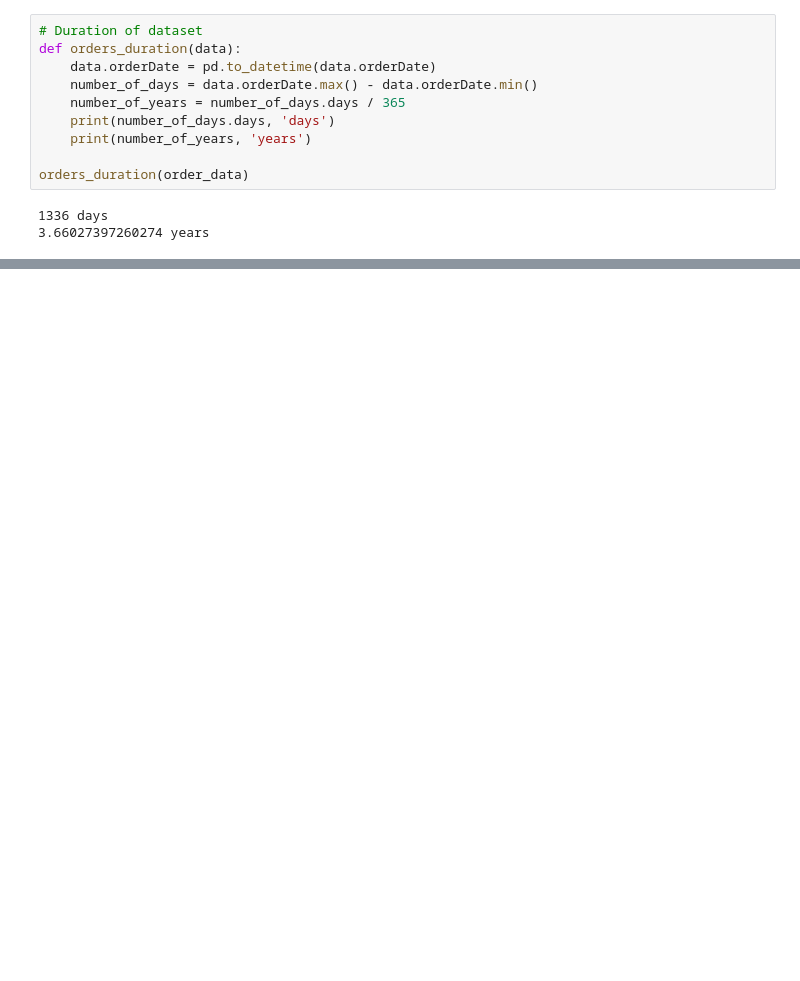
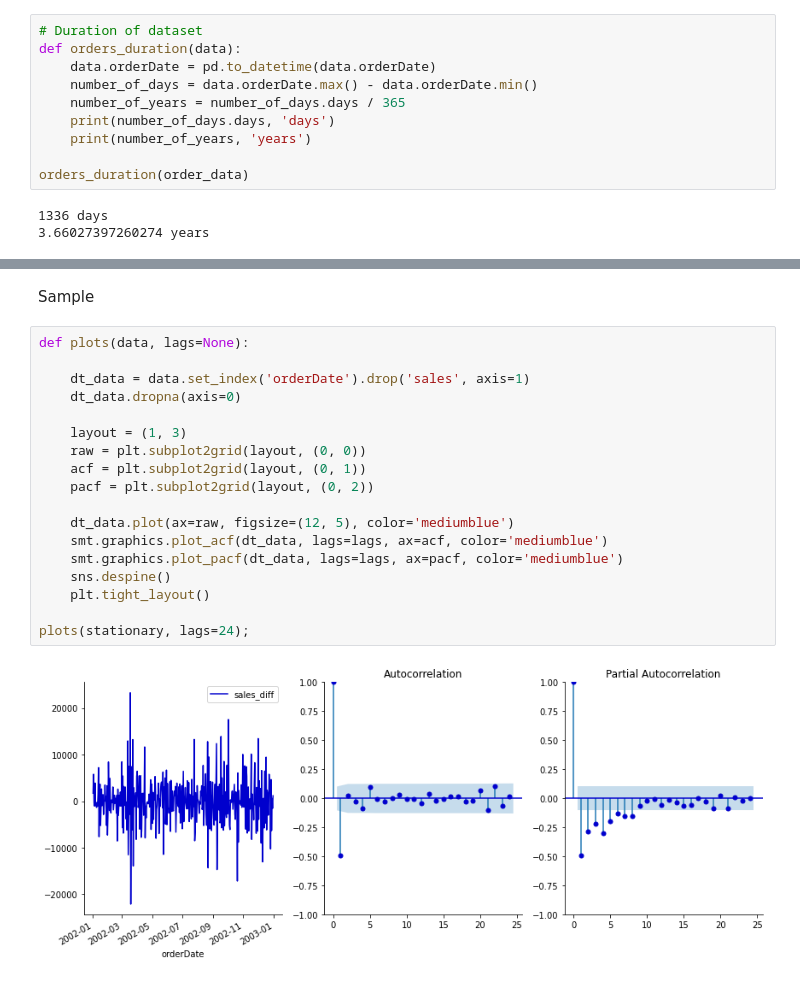
Before and after one commit to YlmRdm/order-forecaster, a Jupyter notebook: notebooks/01-preprocess.ipynb, the cells around one changed output, grey strips where cells are left out. Drawn from its saved outputs; the diff is of its cells as text; blank space fills up the shorter version.

```diff
--- a/notebooks/01-preprocess.ipynb
+++ b/notebooks/01-preprocess.ipynb
@@ -87,0 +181,22 @@ orders_per_day()
+# %% [markdown]
+Sample
+# %%
+def plots(data, lags=None):
+
+    dt_data = data.set_index('orderDate').drop('sales', axis=1)
+    dt_data.dropna(axis=0)
+
+    layout = (1, 3)
+    raw = plt.subplot2grid(layout, (0, 0))
+    acf = plt.subplot2grid(layout, (0, 1))
+    pacf = plt.subplot2grid(layout, (0, 2))
+
+    dt_data.plot(ax=raw, figsize=(12, 5), color='mediumblue')
+    smt.graphics.plot_acf(dt_data, lags=lags, ax=acf, color='mediumblue')
+    smt.graphics.plot_pacf(dt_data, lags=lags, ax=pacf, color='mediumblue')
+    sns.despine()
+    plt.tight_layout()
+
+plots(stationary, lags=24);
+# %% [output]
+[figure, added]
```
Also changed, not shown: parts of 12 cells of this notebook, 1 other file.
